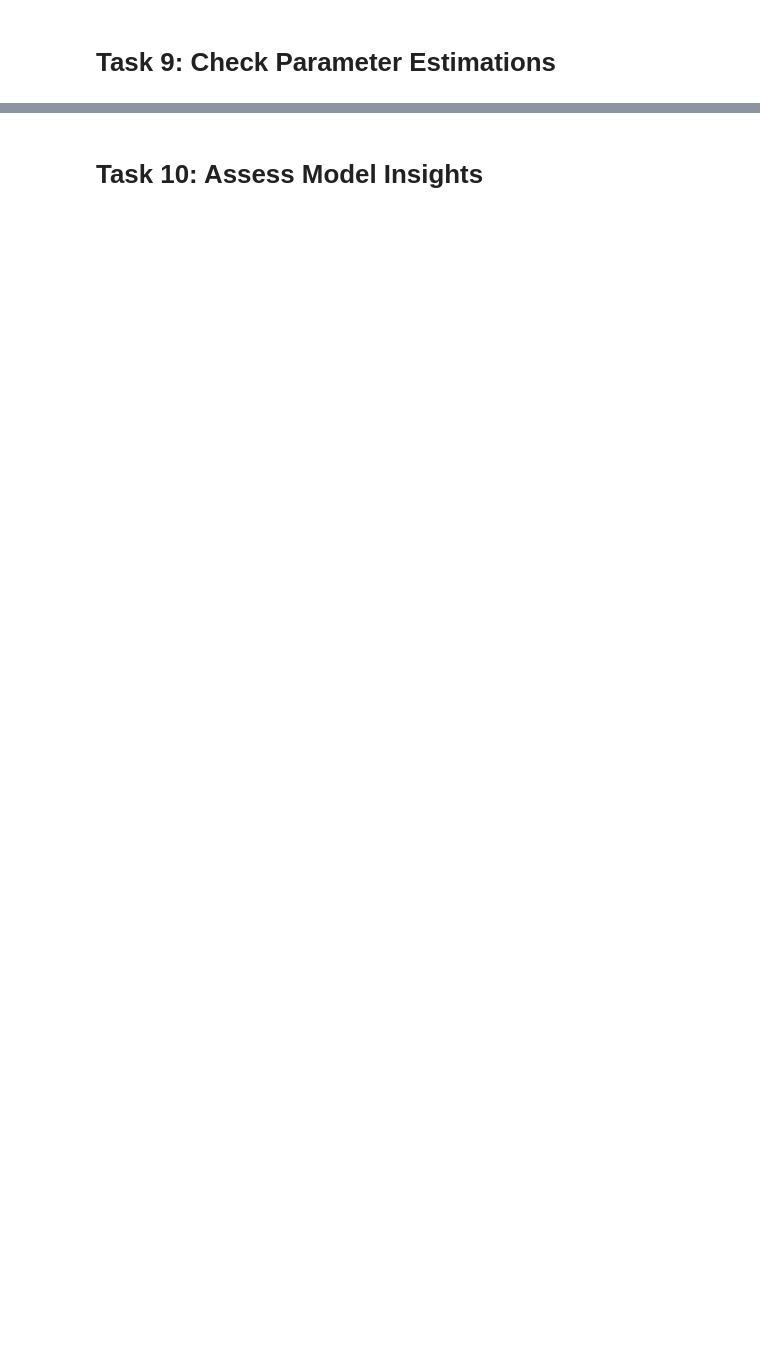
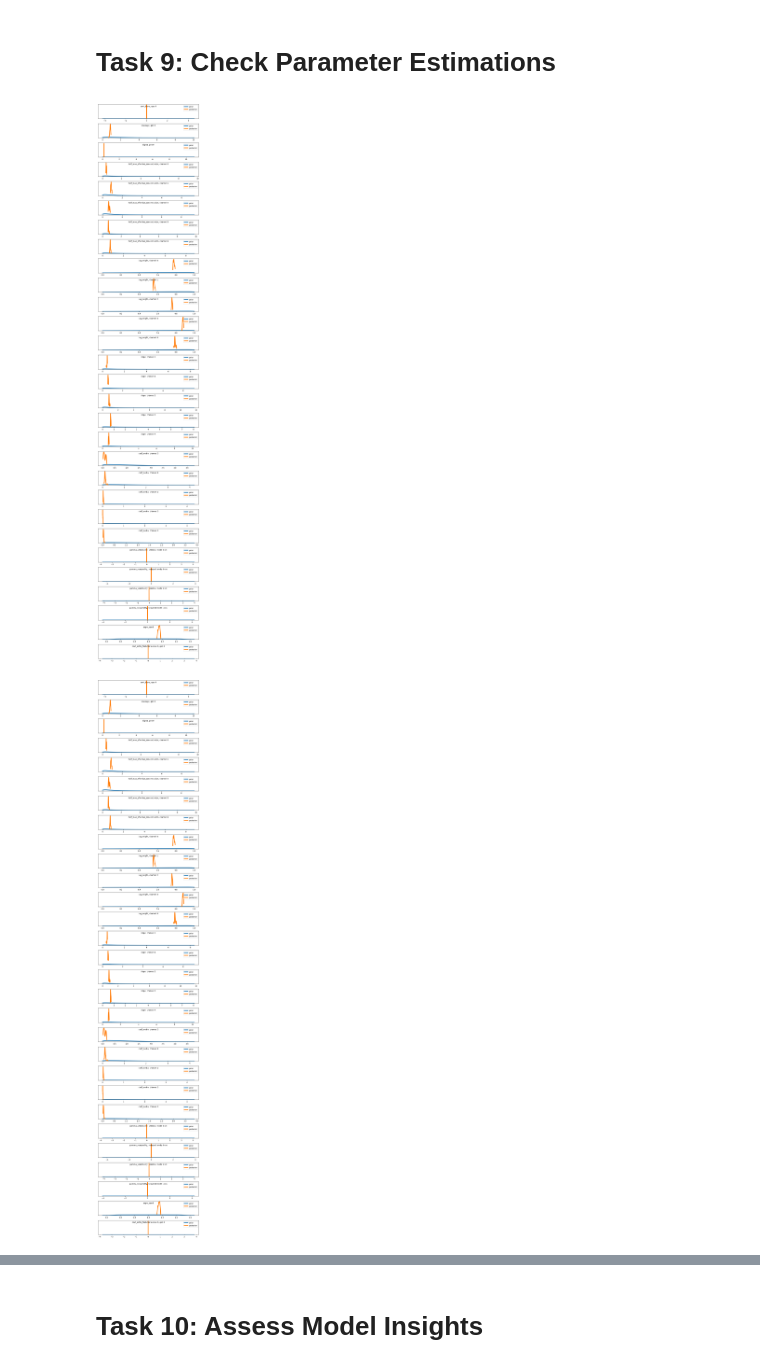
Before and after one commit to oussama-ayari-proj/Optimize-market-spending-LightweightMMM, a Jupyter notebook: mmm.ipynb, the cells around one changed output, grey strips where cells are left out. Cells and saved outputs as stored; diff of their text form; code cells hidden in the pictures; blank space fills up the shorter version.

```diff
--- a/mmm.ipynb
+++ b/mmm.ipynb
@@ -206,5 +212,10 @@ plt.show()
 # Task 9: Check Parameter Estimations
 # %%
 # Plot media channel priors vs. posteriors
+plot.plot_prior_and_posterior(
+media_mix_model=mmm)
+# %% [output]
+[figure, added]
+[figure, added]
 # %%
 # Plot the media baseline contributions
```
Also changed, not shown: parts of 18 cells of this notebook, 2 other files.
